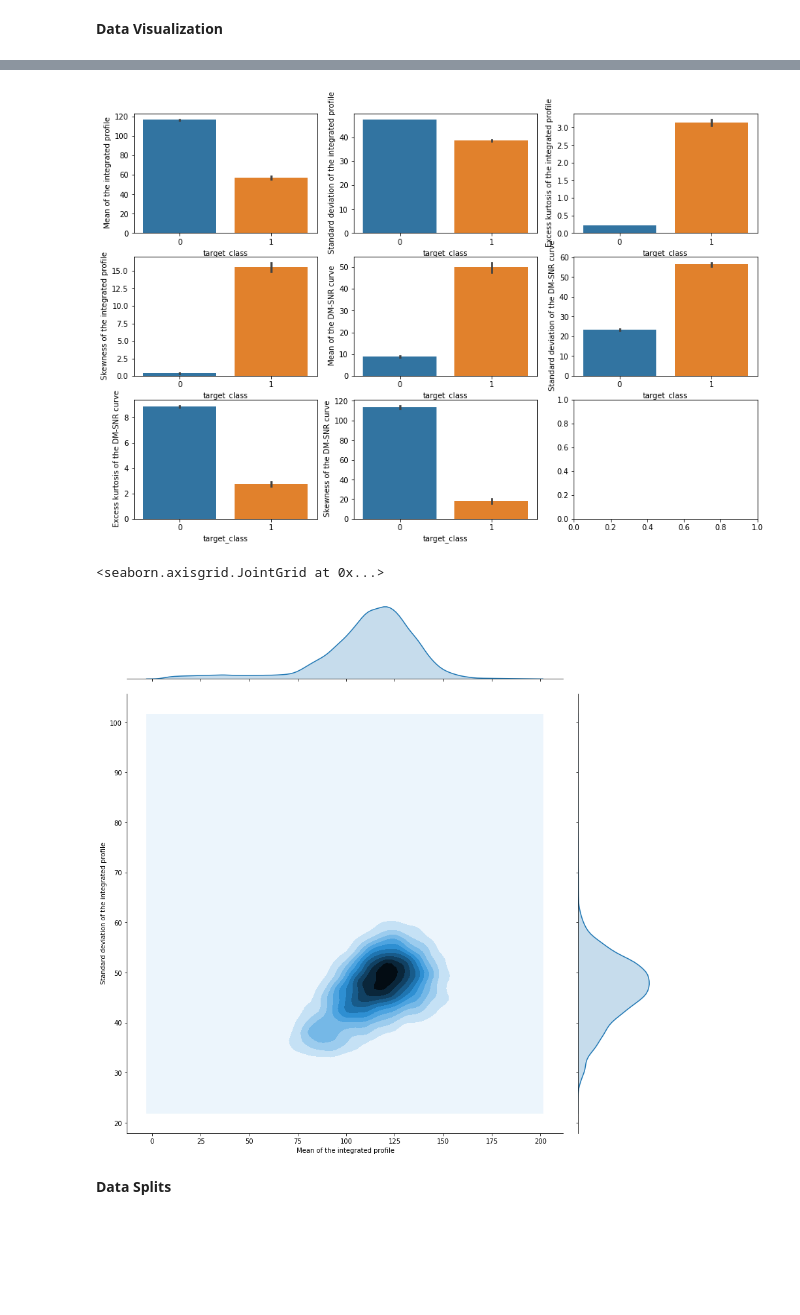
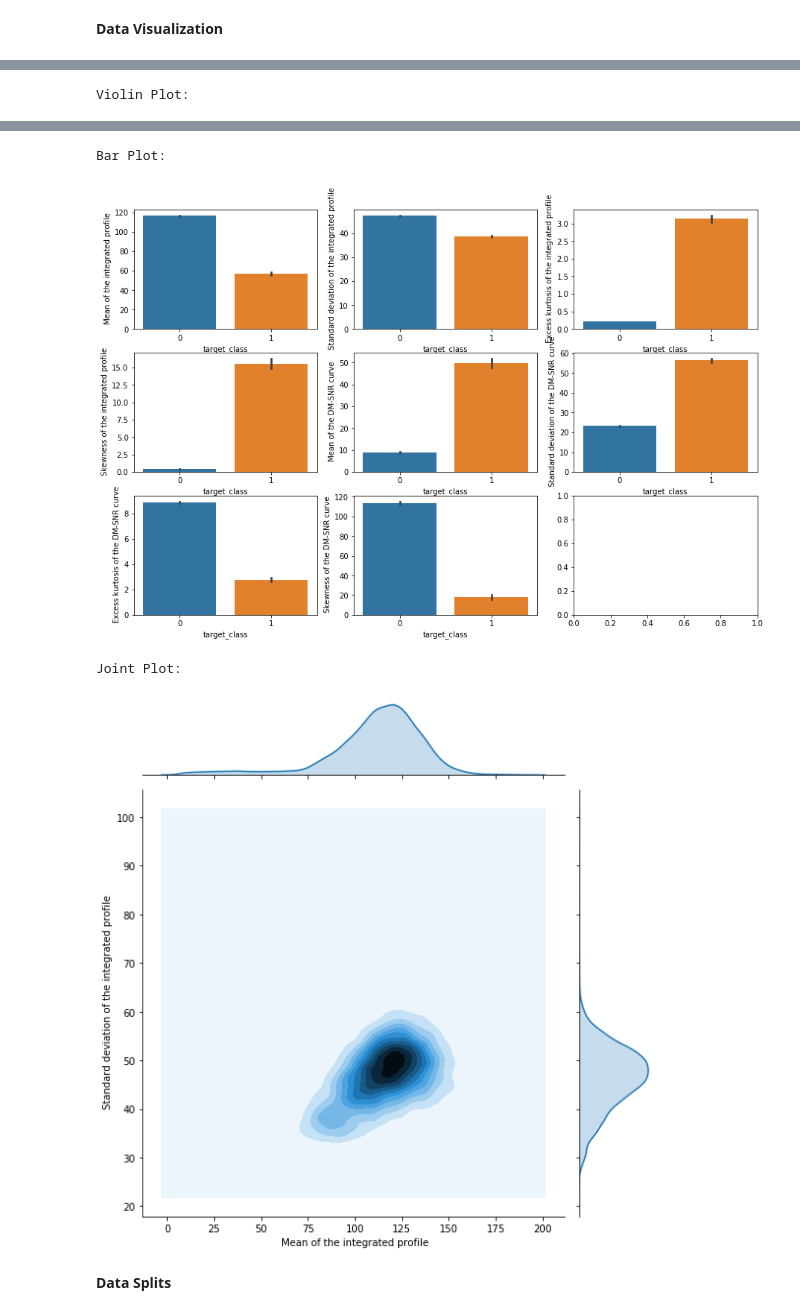
Before and after one commit to bahadirbasaran/pulsar-detection-kaggle-competition, a Jupyter notebook: main.ipynb, the cells around one changed output, grey strips where cells are left out. Drawn from its saved outputs; the diff is of its cells as text; code cells hidden in the pictures; blank space fills up the shorter version.

```diff
--- a/main.ipynb
+++ b/main.ipynb
@@ -141,10 +142,12 @@ dataset = pd.read_csv('https://raw.githubusercontent.com/bahadirbasaran/pulsarDe
 # %% [markdown]
 **Data Visualization**
 # %%
+print("Dataset Summary:\n")
 dataset.info()
 datasetStats = dataset.describe()
 
 # Correlation Matrix Heatmap
+print("\n\nCorrelation Matrix Heatmap:\n\n")
 _, ax = plt.subplots(figsize = (10,10))
 hm = sb.heatmap(dataset.corr(), annot = True, linewidths=.5, fmt = ".3f", ax=ax)
 bottom, top = hm.get_ylim()
@@ -152,6 +155,7 @@ hm.set_ylim(bottom + 0.5, top - 0.5)
 plt.show()
 
 # Pair Plot
+print("\n\nPair Plot:\n\n")
 sb.pairplot(data=dataset,
              palette="husl",
              hue="target_class",
@@ -160,6 +164,7 @@ plt.tight_layout()
 plt.show()
 
 # Violin Plot
+print("\n\nViolin Plot:\n\n")
 plt.figure(figsize=(17,15))
 for i in range(8):
     plt.subplot(4,4,i+1)
@@ -167,6 +172,7 @@ for i in range(8):
 plt.show()
 
 # Bar Plot
+print("\n\nBar Plot:\n\n")
 _, ax1 = plt.subplots(3,3, figsize=(15,10))
 k = 0
 for i in range(3):
@@ -177,5 +183,7 @@ for i in range(3):
 plt.show()
 
 # Joint Plot
-sb.jointplot(x=dataset.columns[0], y=dataset.columns[1], data=dataset, kind='kde', height=12)
+print("\n\nJoint Plot:\n\n")
+sb.jointplot(x=dataset.columns[0], y=dataset.columns[1], data=dataset, kind='kde', height=8)
+plt.show()
 # %% [output]
@@ -197,8 +211,10 @@ memory usage: 1.2 MB
 [figure]
+Violin Plot:
 [figure]
+Bar Plot:
 [figure]
-<seaborn.axisgrid.JointGrid at 0x...>
+Joint Plot:
-[figure, old version]
+[figure, new version]
 # %% [markdown]
 **Data Splits**
 # %%
```
Also changed, not shown: parts of 3 cells of this notebook.
